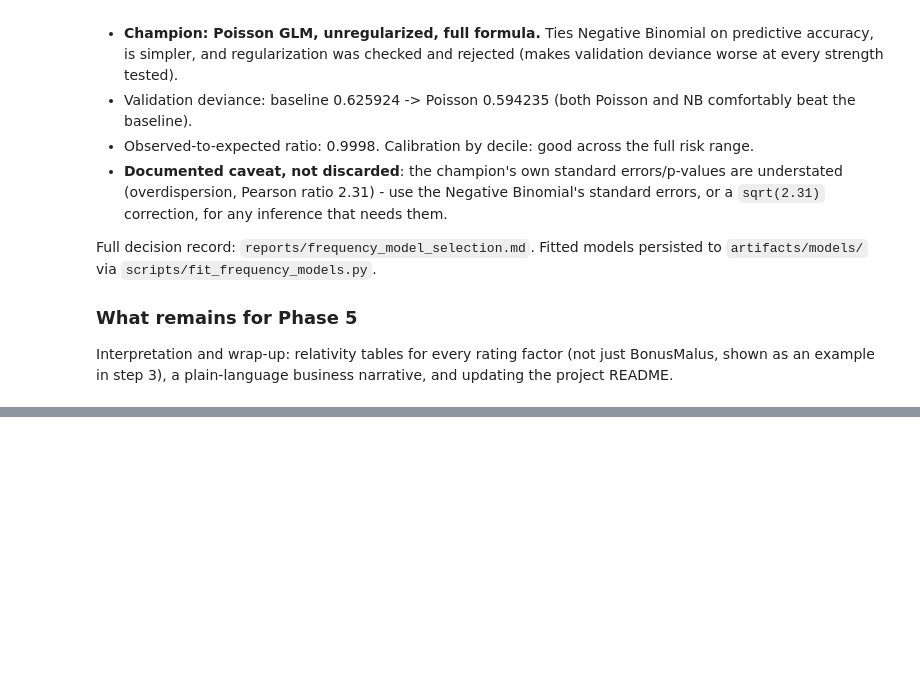
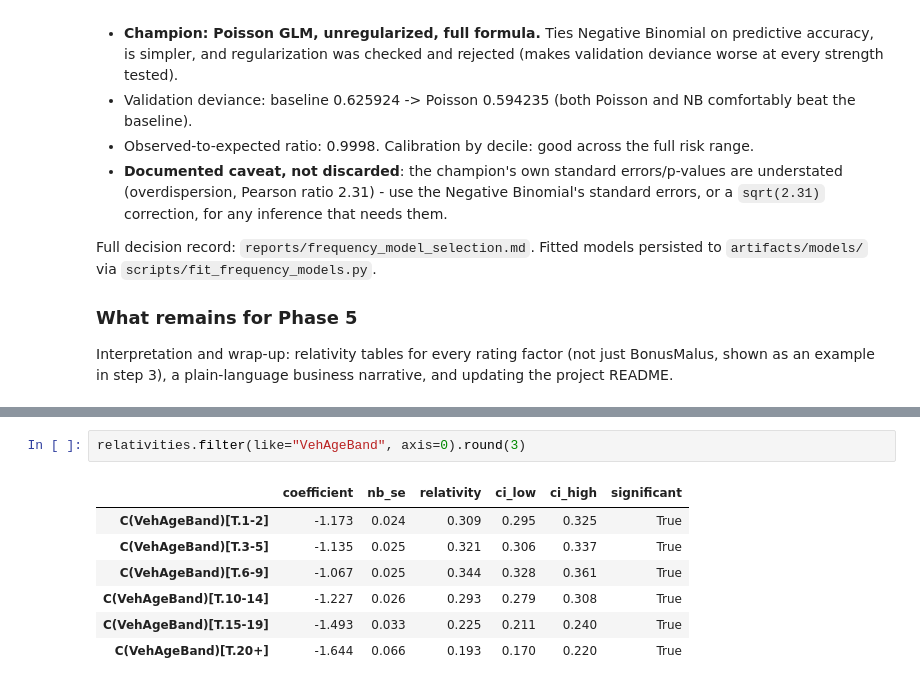
Before and after one commit to vishalyadav1729/auto-insurance-pricing, a Jupyter notebook: notebooks/03_frequency_glm.ipynb, the cells around one changed output, grey strips where cells are left out. Saved outputs shown, nothing was run; the diff lists cells and outputs as text; blank space fills up the shorter version.

```diff
--- a/notebooks/03_frequency_glm.ipynb
+++ b/notebooks/03_frequency_glm.ipynb
@@ -394,0 +428,10 @@ Interpretation and wrap-up: relativity tables for every rating factor (not just
+# %%
+relativities.filter(like="VehAgeBand", axis=0).round(3)
+# %% [output]
+|  | coefficient | nb_se | relativity | ci_low | ci_high | significant |
+| C(VehAgeBand)[T.1-2] | -1.173 | 0.024 | 0.309 | 0.295 | 0.325 | True |
+| C(VehAgeBand)[T.3-5] | -1.135 | 0.025 | 0.321 | 0.306 | 0.337 | True |
+| C(VehAgeBand)[T.6-9] | -1.067 | 0.025 | 0.344 | 0.328 | 0.361 | True |
+| C(VehAgeBand)[T.10-14] | -1.227 | 0.026 | 0.293 | 0.279 | 0.308 | True |
+| C(VehAgeBand)[T.15-19] | -1.493 | 0.033 | 0.225 | 0.211 | 0.240 | True |
+| C(VehAgeBand)[T.20+] | -1.644 | 0.066 | 0.193 | 0.170 | 0.220 | True |
```
Also changed, not shown: parts of 14 cells of this notebook, 2 other files.
